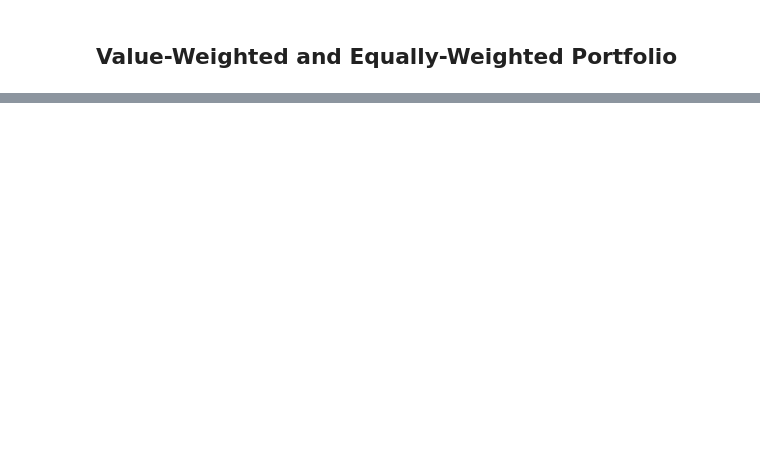
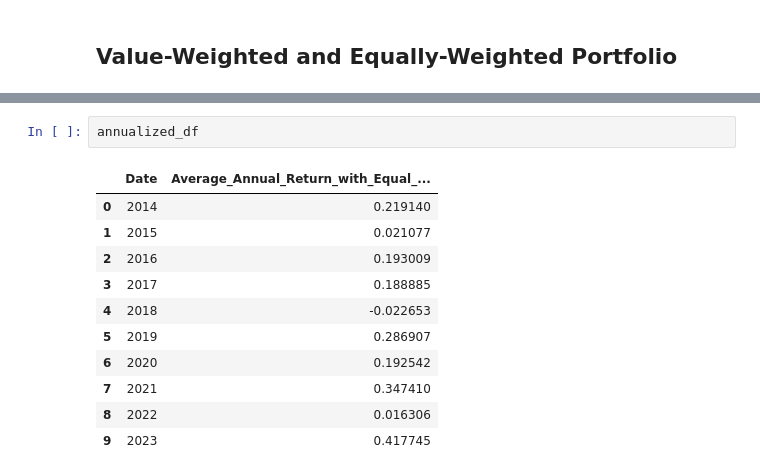
Before and after one commit to williankal/quant_fin, a Jupyter notebook: project1/part-A.ipynb, the cells around one changed output, grey strips where cells are left out. Cells and saved outputs as stored; diff of their text form; blank space fills up the shorter version.

```diff
--- a/project1/part-A.ipynb
+++ b/project1/part-A.ipynb
@@ -111,0 +143,14 @@ new_df
+# %%
+annualized_df
+# %% [output]
+|  | Date | Average_Annual_Return_with_Equal_... |
+| 0 | 2014 | 0.219140 |
+| 1 | 2015 | 0.021077 |
+| 2 | 2016 | 0.193009 |
+| 3 | 2017 | 0.188885 |
+| 4 | 2018 | -0.022653 |
+| 5 | 2019 | 0.286907 |
+| 6 | 2020 | 0.192542 |
+| 7 | 2021 | 0.347410 |
+| 8 | 2022 | 0.016306 |
+| 9 | 2023 | 0.417745 |
```
Also changed, not shown: parts of 15 cells of this notebook, 2 other files.
